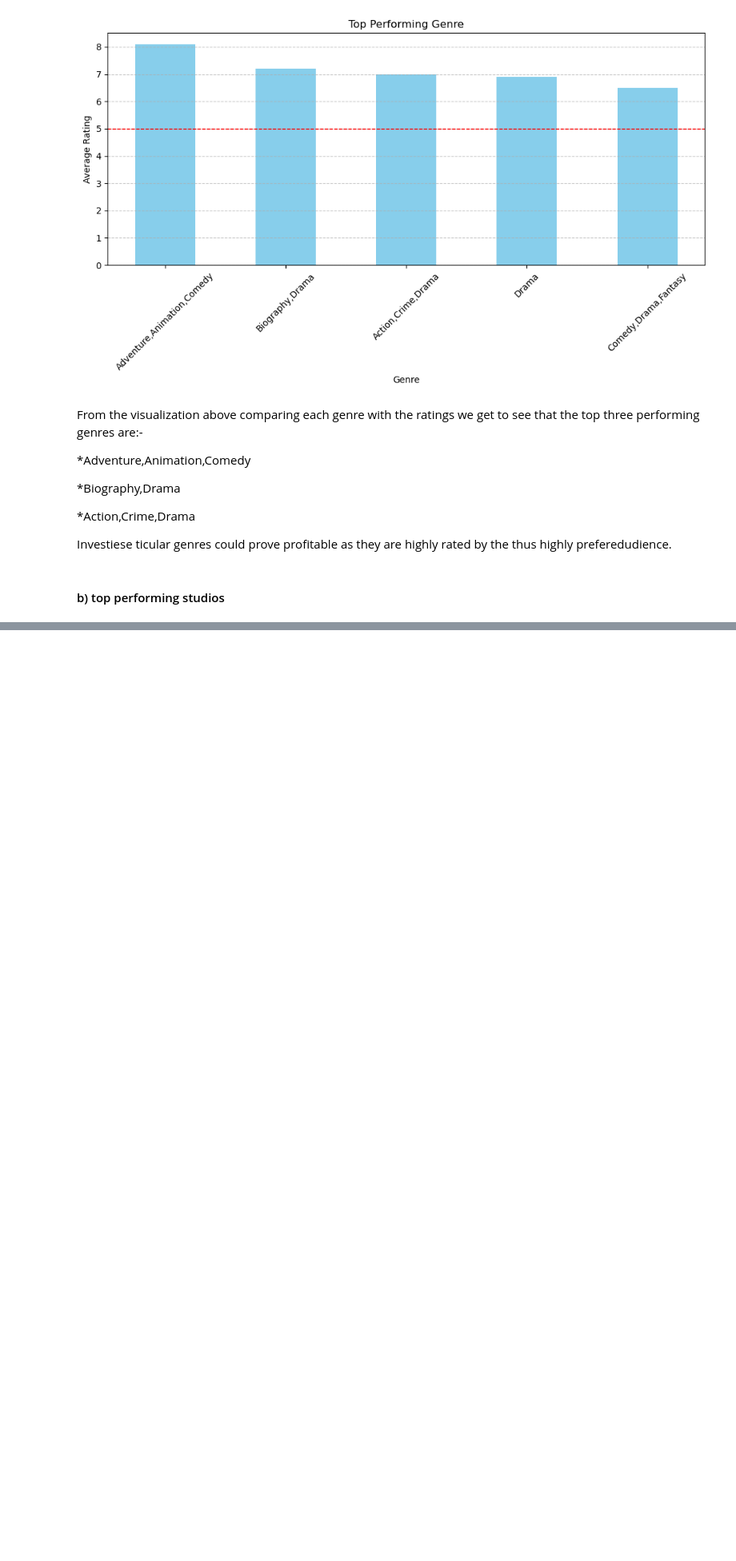
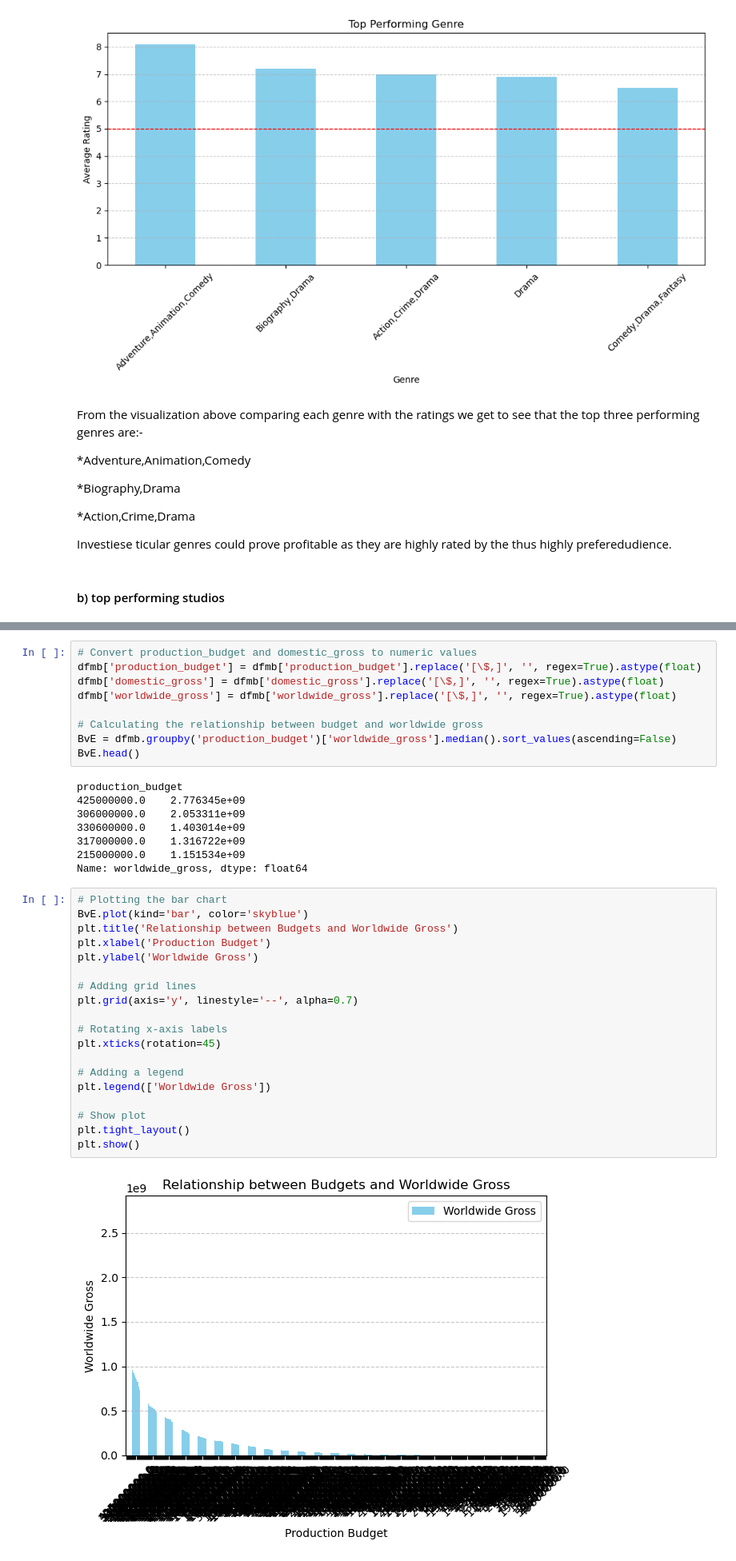
Before and after one commit to juliettmwaura/dsc-phase-1-project-v2-4, a Jupyter notebook: student.ipynb, the cells around one changed output, grey strips where cells are left out. Shown: that part at 80% size. Drawn from its saved outputs; the diff is of its cells as text; blank space fills up the shorter version.

```diff
--- a/student.ipynb
+++ b/student.ipynb
@@ -563,0 +661,38 @@ Investiese ticular genres could prove profitable as they are highly rated by the
+# %%
+# Convert production_budget and domestic_gross to numeric values
+dfmb['production_budget'] = dfmb['production_budget'].replace('[\$,]', '', regex=True).astype(float)
+dfmb['domestic_gross'] = dfmb['domestic_gross'].replace('[\$,]', '', regex=True).astype(float)
+dfmb['worldwide_gross'] = dfmb['worldwide_gross'].replace('[\$,]', '', regex=True).astype(float)
+
+# Calculating the relationship between budget and worldwide gross
+BvE = dfmb.groupby('production_budget')['worldwide_gross'].median().sort_values(ascending=False)
+BvE.head()
+# %% [output]
+production_budget
+425000000.0    2.776345e+09
+306000000.0    2.053311e+09
+330600000.0    1.403014e+09
+317000000.0    1.316722e+09
+215000000.0    1.151534e+09
+Name: worldwide_gross, dtype: float64
+# %%
+# Plotting the bar chart
+BvE.plot(kind='bar', color='skyblue')
+plt.title('Relationship between Budgets and Worldwide Gross')
+plt.xlabel('Production Budget')
+plt.ylabel('Worldwide Gross')
+
+# Adding grid lines
+plt.grid(axis='y', linestyle='--', alpha=0.7)
+
+# Rotating x-axis labels
+plt.xticks(rotation=45)
+
+# Adding a legend
+plt.legend(['Worldwide Gross'])
+
+# Show plot
+plt.tight_layout()
+plt.show()
+# %% [output]
+[figure, added]
```
Also changed, not shown: parts of 8 cells of this notebook.
